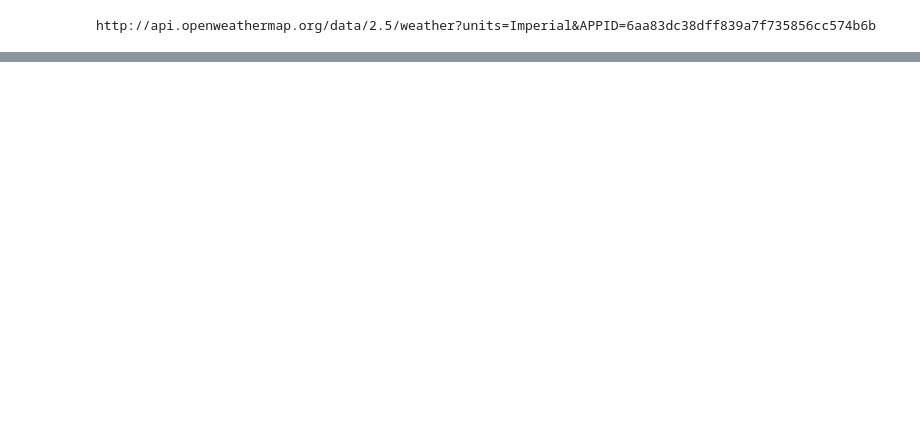
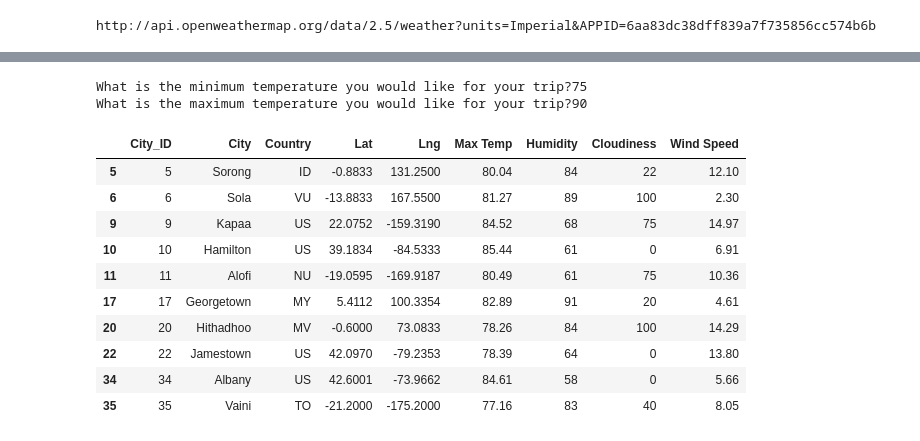
Before and after one commit to JuradoJr/World_Weather_Analysis, a Jupyter notebook: WeatherPy.ipynb, the cells around one changed output, grey strips where cells are left out. Saved outputs shown, nothing was run; the diff lists cells and outputs as text; code cells hidden in the pictures; blank space fills up the shorter version.

```diff
--- a/WeatherPy.ipynb
+++ b/WeatherPy.ipynb
@@ -421,0 +430,4 @@ plot_linear_regression(x_values,y_values,"Linear regression on the Southern Hemi
+# %%
+# Store the CSV you saved created in part one into a DataFrame.
+city_data_df = pd.read_csv("weather_data/cities.csv")
+city_data_df.head()
@@ -421,0 +507,23 @@ plot_linear_regression(x_values,y_values,"Linear regression on the Southern Hemi
+# %%
+# Ask the customer to add a minimum and maximum temperature value.
+min_temp= float(input("What is the minimum temperature you would like for your trip?"))
+max_temp= float(input("What is the maximum temperature you would like for your trip?"))
+# %% [output]
+What is the minimum temperature you would like for your trip?75
+What is the maximum temperature you would like for your trip?90
+# %%
+# Filter the dataset to find the cities that fit the criteria.
+preferred_cities_df=city_data_df.loc[(city_data_df["Max Temp"] <= max_temp) & (city_data_df["Max Temp"] >= min_temp )]
+preferred_cities_df.head(10)
+# %% [output]
+|  | City_ID | City | Country | Lat | Lng | Max Temp | Humidity | Cloudiness | Wind Speed |
+| 5 | 5 | Sorong | ID | -0.8833 | 131.2500 | 80.04 | 84 | 22 | 12.10 |
+| 6 | 6 | Sola | VU | -13.8833 | 167.5500 | 81.27 | 89 | 100 | 2.30 |
+| 9 | 9 | Kapaa | US | 22.0752 | -159.3190 | 84.52 | 68 | 75 | 14.97 |
+| 10 | 10 | Hamilton | US | 39.1834 | -84.5333 | 85.44 | 61 | 0 | 6.91 |
+| 11 | 11 | Alofi | NU | -19.0595 | -169.9187 | 80.49 | 61 | 75 | 10.36 |
+| 17 | 17 | Georgetown | MY | 5.4112 | 100.3354 | 82.89 | 91 | 20 | 4.61 |
+| 20 | 20 | Hithadhoo | MV | -0.6000 | 73.0833 | 78.26 | 84 | 100 | 14.29 |
+| 22 | 22 | Jamestown | US | 42.0970 | -79.2353 | 78.39 | 64 | 0 | 13.80 |
+| 34 | 34 | Albany | US | 42.6001 | -73.9662 | 84.61 | 58 | 0 | 5.66 |
+| 35 | 35 | Vaini | TO | -21.2000 | -175.2000 | 77.16 | 83 | 40 | 8.05 |
```
Also changed, not shown: parts of 38 cells of this notebook, 8 other files.
